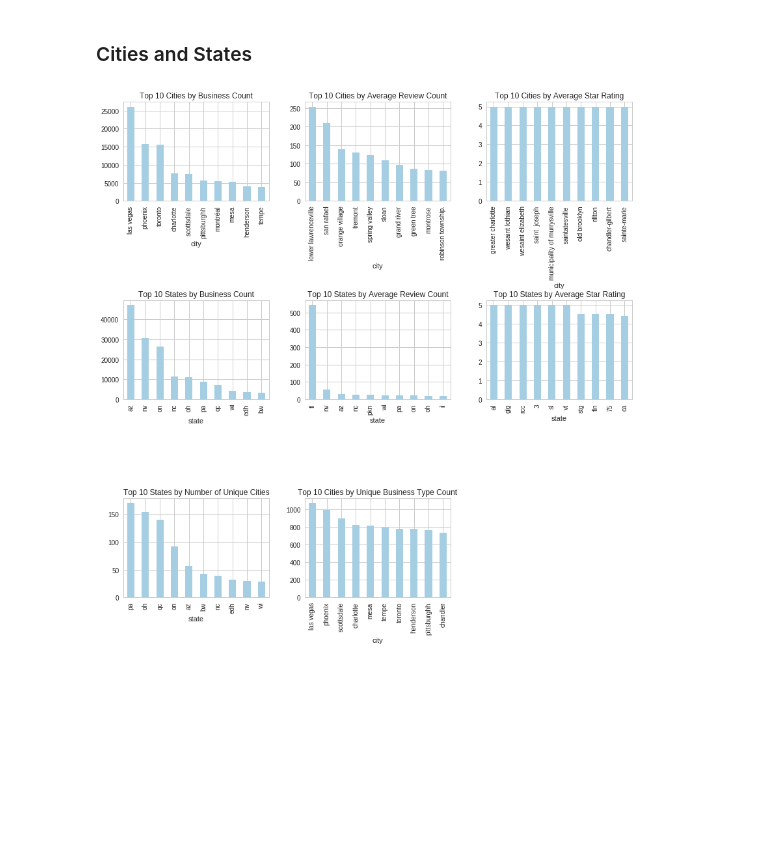
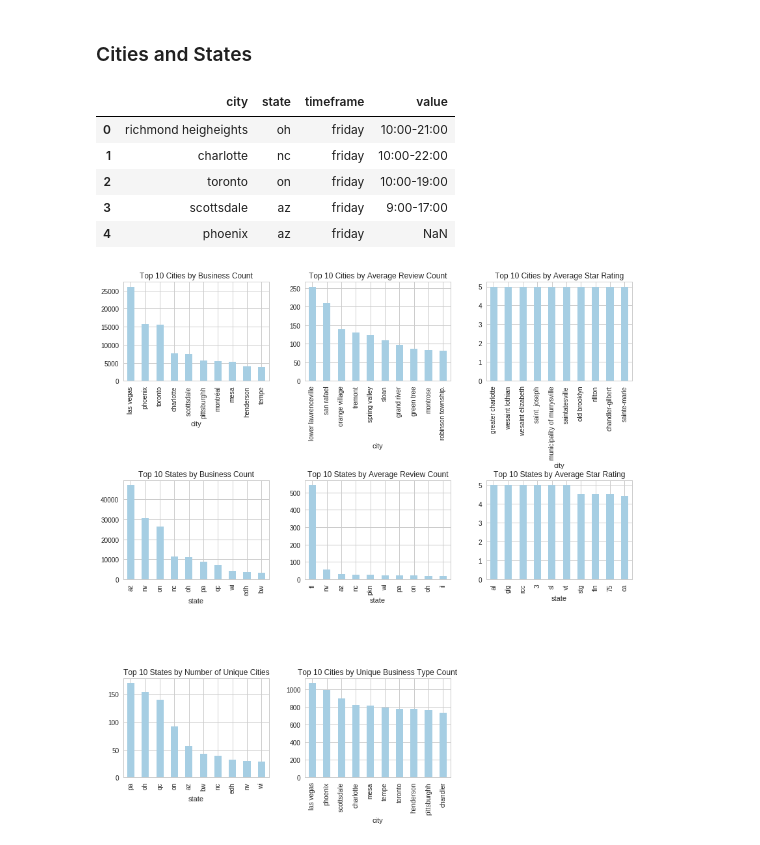
Before and after one commit to bljustice/yelp, a Jupyter notebook: yelp_eda.ipynb, the cells around one changed output. Saved outputs shown, nothing was run; the diff lists cells and outputs as text; code cells hidden in the pictures; blank space fills up the shorter version.

```diff
--- a/yelp_eda.ipynb
+++ b/yelp_eda.ipynb
@@ -98,6 +98,20 @@ business_df.head(3)
 ## Business Data
 # %% [markdown]
 ### Cities and States
+# %%
+time_df = business_df.melt(id_vars=['city', 'state'],
+                           value_vars=list(filter(lambda x: 'hours' in x, business_df.columns)),
+                           var_name='timeframe')
+time_df['timeframe'] = time_df.timeframe.str.replace('hours.', '').str.lower().str.strip()
+# %%
+time_df.head()
+# %% [output]
+|  | city | state | timeframe | value |
+| 0 | richmond heigheights | oh | friday | 10:00-21:00 |
+| 1 | charlotte | nc | friday | 10:00-22:00 |
+| 2 | toronto | on | friday | 10:00-19:00 |
+| 3 | scottsdale | az | friday | 9:00-17:00 |
+| 4 | phoenix | az | friday | NaN |
 # %%
 category_df = pd.concat([business_df[['city', 'state']],
                          pd.DataFrame(business_df.categories.values.tolist())], axis=1)
```
Also changed, not shown: parts of 2 cells of this notebook.
